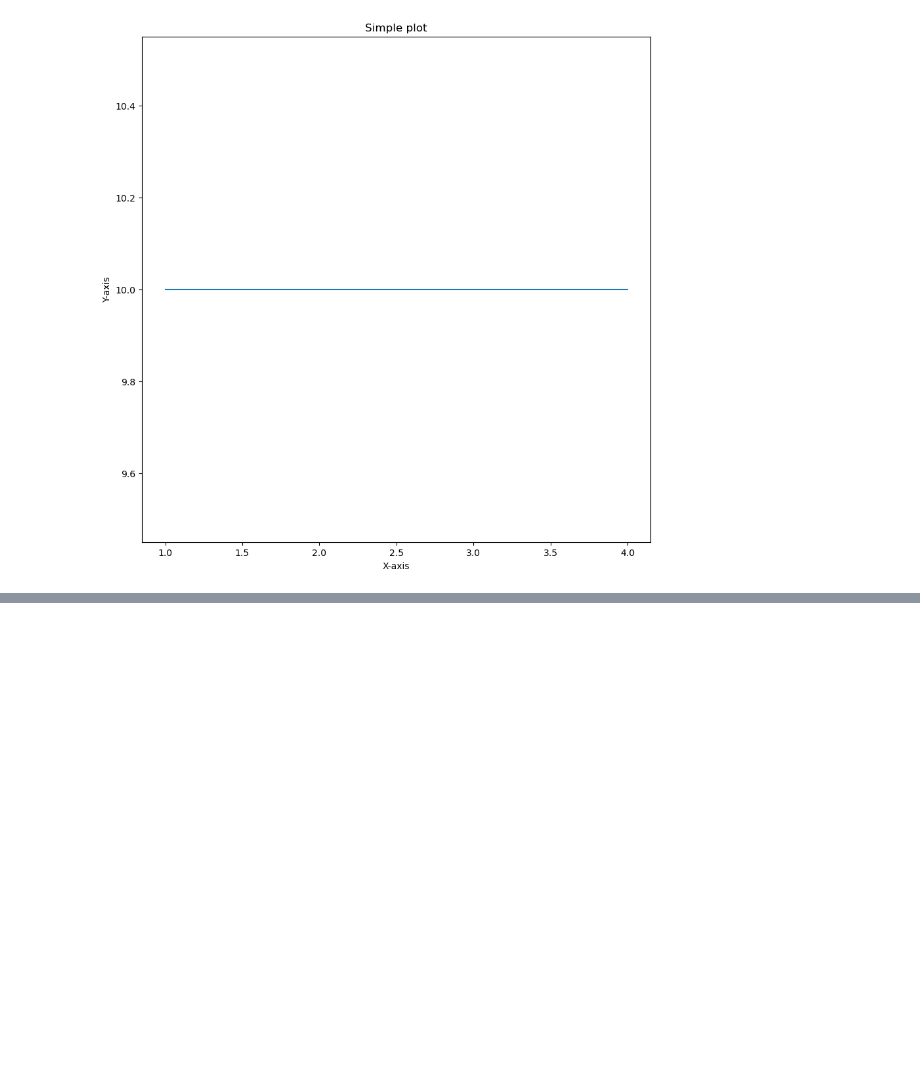
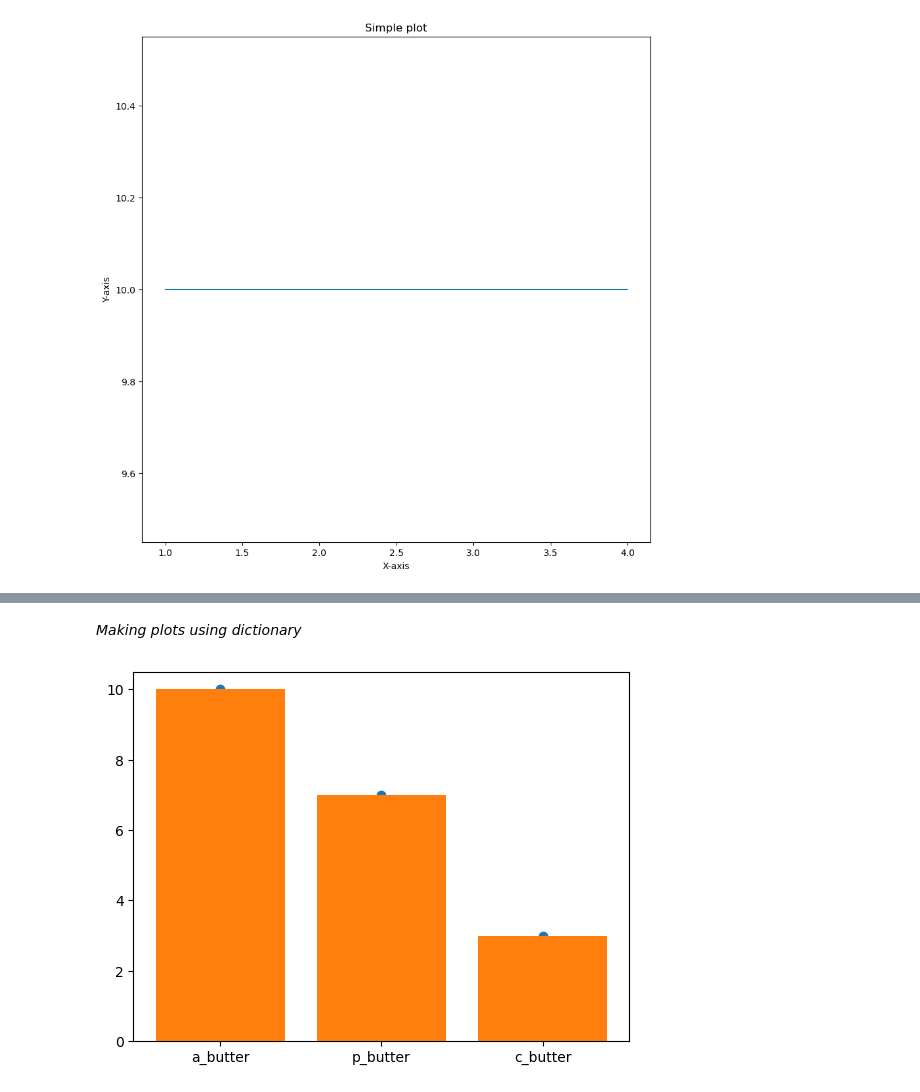
Before and after one commit to bhagya777/NumpyPandas, a Jupyter notebook: Matplotlib.ipynb, the cells around one changed output, grey strips where cells are left out. Saved outputs shown, nothing was run; the diff lists cells and outputs as text; code cells hidden in the pictures; blank space fills up the shorter version.

```diff
--- a/Matplotlib.ipynb
+++ b/Matplotlib.ipynb
@@ -99,0 +149,10 @@ plt.show()
+# %% [markdown]
+*Making plots using dictionary*
+# %%
+butter_prices={"a_butter":10,"p_butter":7,"c_butter":3}
+fig,ax=plt.subplots()
+ax.scatter(x=butter_prices.keys(),y=butter_prices.values())
+ax.bar(butter_prices.keys(),height=butter_prices.values())
+plt.show()
+# %% [output]
+[figure, added]
```
Also changed, not shown: parts of 7 cells of this notebook.
